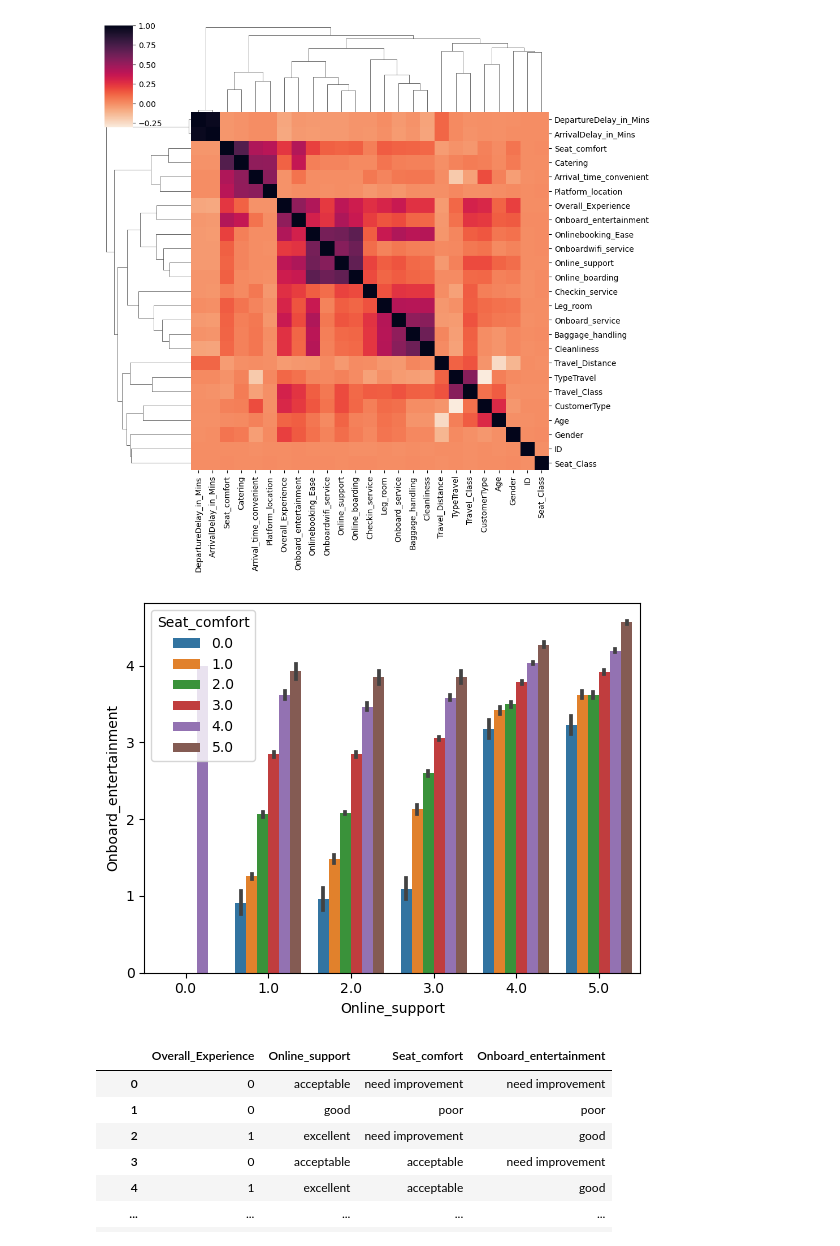
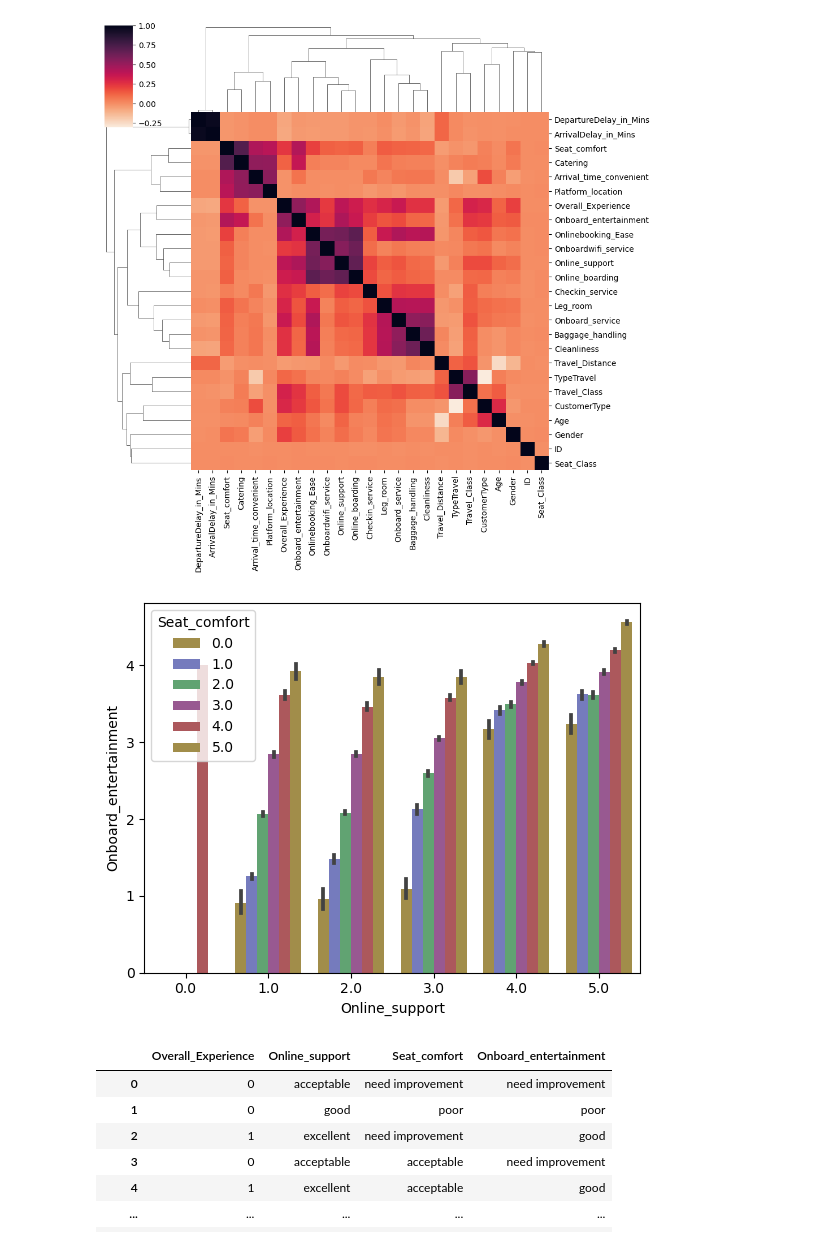
Before and after one commit to rctruta/shinkanzen_travel_experience_hackathon, a Jupyter notebook: eda.ipynb, the cells around one changed output. Drawn from its saved outputs; the diff is of its cells as text; code cells hidden in the pictures.

```diff
--- a/eda.ipynb
+++ b/eda.ipynb
@@ -564,10 +564,10 @@ plt.show()
 # %% [output]
 [figure]
 # %%
-sns.barplot(data=transformed_df[['Online_support', 'Seat_comfort', 'Onboard_entertainment']], x='Online_support', y='Onboard_entertainment', hue='Seat_comfort')
+sns.barplot(data=transformed_df[['Online_support', 'Seat_comfort', 'Onboard_entertainment']], x='Online_support', y='Onboard_entertainment', hue='Seat_comfort', palette=our_colors)
 plt.show()
 # %% [output]
-[figure, old version]
+[figure, new version]
 # %%
 fun_df = merged_df[['Overall_Experience', 'Online_support', 'Seat_comfort']].dropna()
 fun_df['Onboard_entertainment'] = merged_df['Onboard_entertainment']
```
Also changed, not shown: parts of 5 cells of this notebook.
